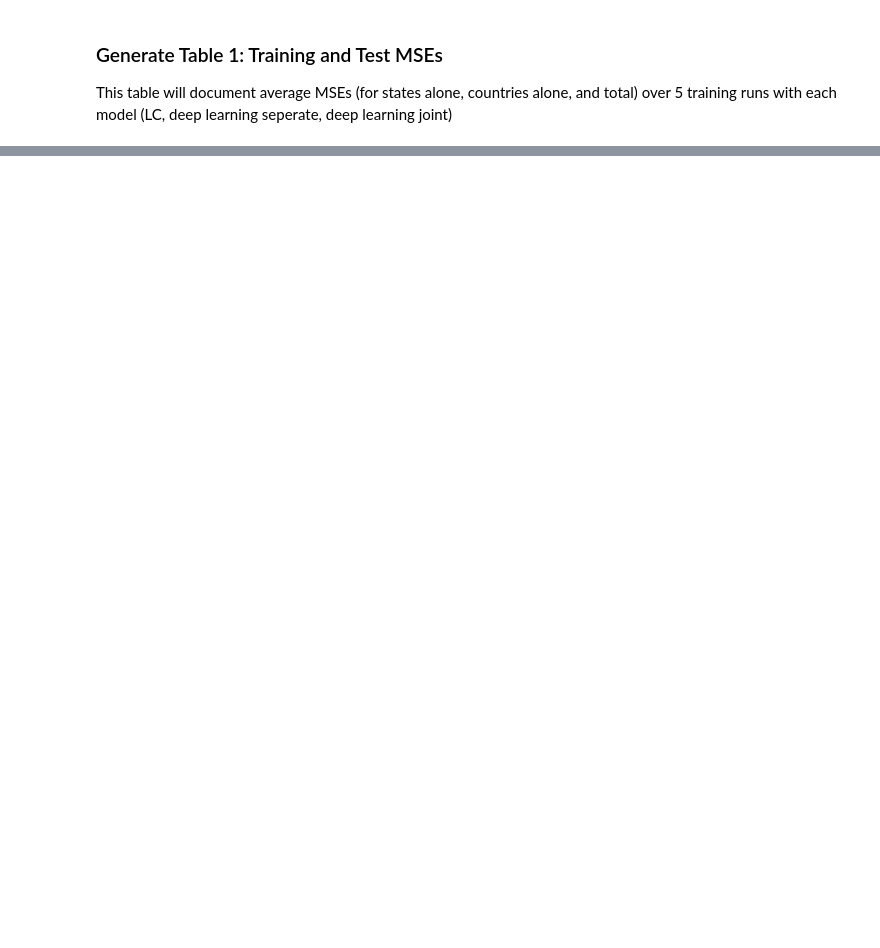
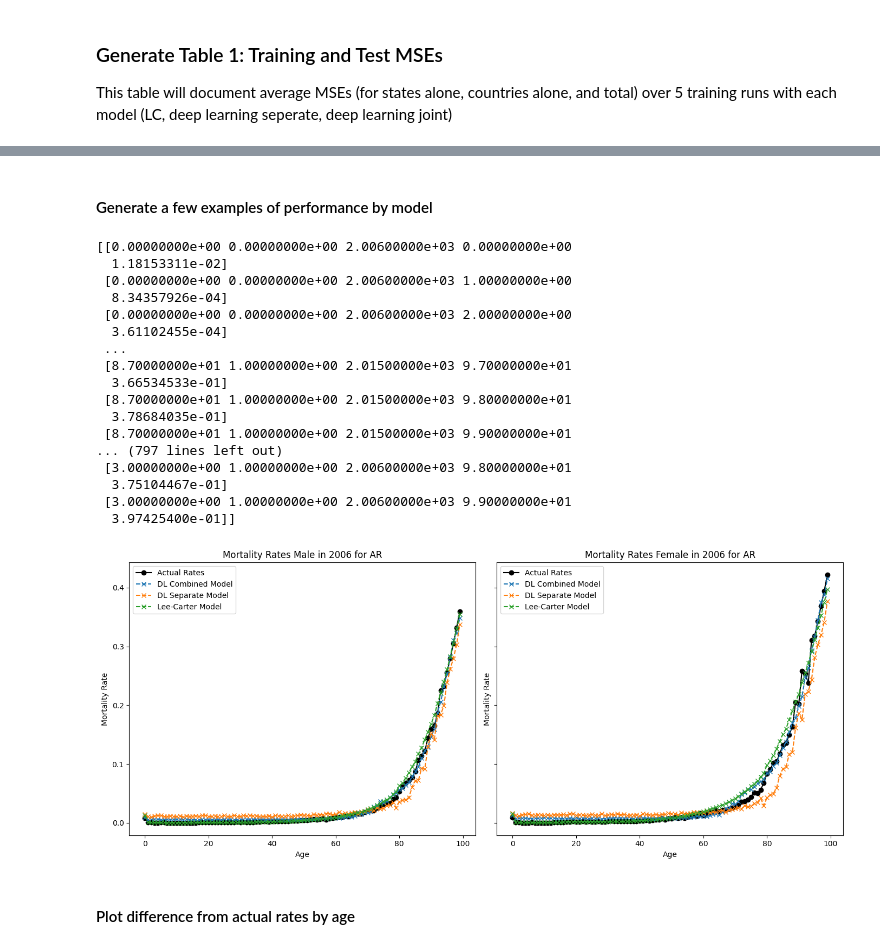
Before and after one commit to paigenpark/deep-mort, a Jupyter notebook: code/evaluate_models.ipynb, the cells around one changed output, grey strips where cells are left out. Drawn from its saved outputs; the diff is of its cells as text; code cells hidden in the pictures; blank space fills up the shorter version.

Commit message:
fixing MSE issues and creating plots

```diff
--- a/code/evaluate_models.ipynb
+++ b/code/evaluate_models.ipynb
@@ -730,9 +556,11 @@ def calculate_mse(forecasted_rates, actual_rates):
     # Find common geo/gender/year/age combinations between forecasted and actual rates
     common_keys = set(map(tuple, forecasted_rates[:, :4])) & set(map(tuple, actual_rates[:, :4]))
 
+
     # Filter both forecasted and actual rates based on common combinations
     filtered_forecasted = np.array([row for row in forecasted_rates if tuple(row[:4]) in common_keys])
     filtered_actual = np.array([row for row in actual_rates if tuple(row[:4]) in common_keys])
+
 
     # Extract the forecasted and actual mortality rates
     forecasted_values = filtered_forecasted[:, 4]
@@ -755,19 +583,42 @@ def calculate_mse(forecasted_rates, actual_rates):
     countries_actual_values = filtered_actual[countries_mask, 4].astype(float)
     countries_mse = np.mean((countries_forecasted_values - countries_actual_values) ** 2)
 
-    return {
-        'overall_mse': overall_mse,
-        'states_mse': states_mse,
-        'countries_mse': countries_mse
-    }
+    # # Plotting the Actual vs. Forecasted Mortality Rates for States
+    # plt.figure(figsize=(12, 6))
+    # plt.scatter(states_actual_values, states_forecasted_values, alpha=0.6)
+    # plt.plot([min(states_actual_values), max(states_actual_values)],
+    #          [min(states_actual_values), max(states_actual_values)],
+    #          color='red', linestyle='--', linewidth=2)
+    # plt.title('Actual vs Forecasted Mortality Rates for States')
+    # plt.xlabel('Actual Mortality Rate')
+    # plt.ylabel('Forecasted Mortality Rate')
+    # plt.grid(True)
+    # plt.show()
+
+    # # Plotting the Actual vs. Forecasted Mortality Rates for Countries
+    # plt.figure(figsize=(12, 6))
+    # plt.scatter(countries_actual_values, countries_forecasted_values, alpha=0.6)
+    # plt.plot([min(countries_actual_values), max(countries_actual_values)],
+    #          [min(countries_actual_values), max(countries_actual_values)],
+    #          color='red', linestyle='--', linewidth=2)
+    # plt.title('Actual vs Forecasted Mortality Rates for Countries')
+    # plt.xlabel('Actual Mortality Rate')
+    # plt.ylabel('Forecasted Mortality Rate')
+    # plt.grid(True)
+    # plt.show()
+
+    results = []
+    results.append((states_mse, countries_mse, overall_mse))
+
+    return results
 # %%
 def run_lc_model(train_data, test_data):
     lc_output = lee_carter_geo_gender(train_data)
     predictions = lee_carter_forecast(lc_output, h=10, start_year=2006, ages=range(0, 100))
     test_mse = calculate_mse(predictions, test_data)
 
-    return test_mse
+    return lc_output, predictions, test_mse
 # %%
-lc_results = run_lc_model(train_data=training_data, test_data=test_data)
+lc_output, lc_predictions, lc_val_mse = run_lc_model(train_data=training_data, test_data=test_data)
 # %% [output]
 Skipping Geo: 74.0, Gender: 1.0 due to NaN or infinite values in m_x
@@ -802,0 +748,2 @@ NameError: name 'comparison_results' is not defined
+# %% [markdown]
+#### Generate a few examples of performance by model
@@ -802,0 +803,27 @@ NameError: name 'comparison_results' is not defined
+# %%
+plot_mort_predictions(geo=3, year= 2006, age_range=np.arange(0,100), genders=[0,1], data=test_data,
+                      dl_models={
+                          'DL Combined': model_combined,
+                          'DL Separate': model_country
+                      }, model_names=['DL Combined','DL Separate', 'Lee-Carter'], lc_predictions=lc_predictions, geos_key=geos_list)
+# %% [output]
+[[0.00000000e+00 0.00000000e+00 2.00600000e+03 0.00000000e+00
+  1.18153311e-02]
+ [0.00000000e+00 0.00000000e+00 2.00600000e+03 1.00000000e+00
+  8.34357926e-04]
+ [0.00000000e+00 0.00000000e+00 2.00600000e+03 2.00000000e+00
+  3.61102455e-04]
+ ...
+ [8.70000000e+01 1.00000000e+00 2.01500000e+03 9.70000000e+01
+  3.66534533e-01]
+ [8.70000000e+01 1.00000000e+00 2.01500000e+03 9.80000000e+01
+  3.78684035e-01]
+ [8.70000000e+01 1.00000000e+00 2.01500000e+03 9.90000000e+01
+... (797 lines left out)
+ [3.00000000e+00 1.00000000e+00 2.00600000e+03 9.80000000e+01
+  3.75104467e-01]
+ [3.00000000e+00 1.00000000e+00 2.00600000e+03 9.90000000e+01
+  3.97425400e-01]]
+[figure, added]
+# %% [markdown]
+#### Plot difference from actual rates by age
```
Also changed, not shown: parts of 70 cells of this notebook.
